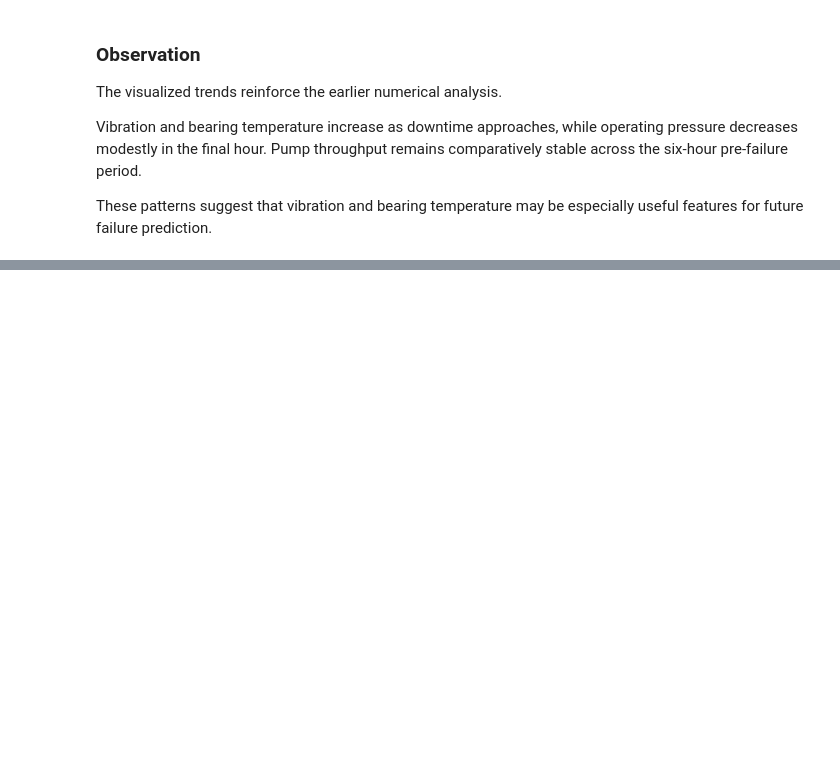
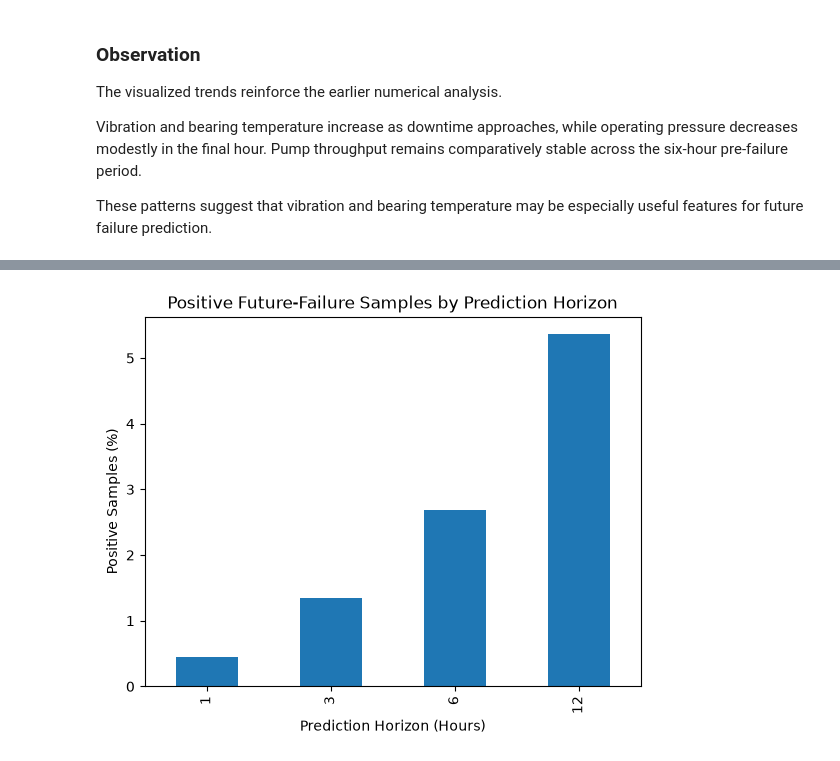
Before and after one commit to MohnishMehta/Break-Through-Tech-ML-Pipeline, a Jupyter notebook: notebooks/01_data_exploration.ipynb, the cells around one changed output, grey strips where cells are left out. Cells and saved outputs as stored; diff of their text form; code cells hidden in the pictures; blank space fills up the shorter version.

Commit message:
Compare candidate prediction horizons

```diff
--- a/notebooks/01_data_exploration.ipynb
+++ b/notebooks/01_data_exploration.ipynb
@@ -638,0 +713,5 @@ These patterns suggest that vibration and bearing temperature may be especially
+# %%
+running_df["hours_until_failure"] = (
+    running_df["next_failure_time"]
+    - running_df["timestamp"]
+).dt.total_seconds() / 3600
@@ -638,0 +749,22 @@ These patterns suggest that vibration and bearing temperature may be especially
+# %%
+horizon_results = []
+
+for horizon in candidate_horizons:
+    positive_mask = (
+        running_df["hours_until_failure"].notna()
+        & (running_df["hours_until_failure"] > 0)
+        & (running_df["hours_until_failure"] <= horizon)
+    )
+
+    positive_count = positive_mask.sum()
+    total_count = len(running_df)
+    positive_percentage = positive_count / total_count * 100
+
+    horizon_results.append(
+        {
+            "horizon_hours": horizon,
+            "positive_samples": positive_count,
+            "total_running_samples": total_count,
+            "positive_percentage": positive_percentage,
+        }
+    )
@@ -638,0 +775,4 @@ These patterns suggest that vibration and bearing temperature may be especially
+# %%
+horizon_summary = pd.DataFrame(horizon_results)
+
+horizon_summary
@@ -638,0 +791,16 @@ These patterns suggest that vibration and bearing temperature may be especially
+# %%
+import matplotlib.pyplot as plt
+
+horizon_summary.plot(
+    x="horizon_hours",
+    y="positive_percentage",
+    kind="bar",
+    legend=False,
+)
+
+plt.title("Positive Future-Failure Samples by Prediction Horizon")
+plt.xlabel("Prediction Horizon (Hours)")
+plt.ylabel("Positive Samples (%)")
+plt.show()
+# %% [output]
+[figure, added]
```
Also changed, not shown: parts of 17 cells of this notebook.
